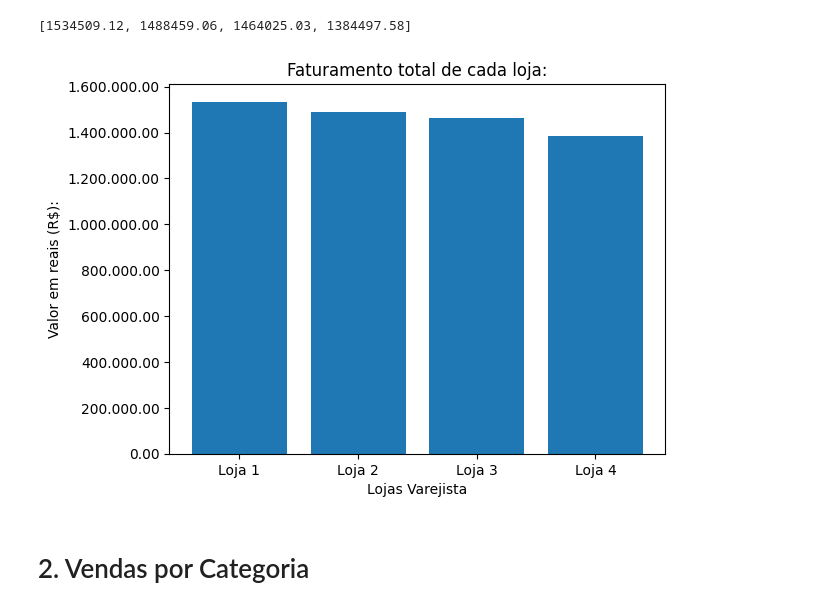
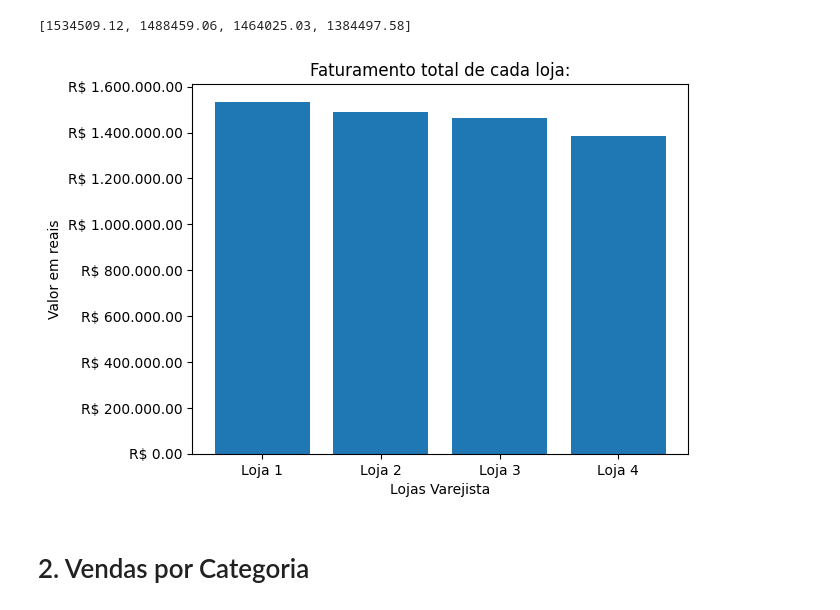
Before and after one commit to Megalonnix/ChallengeAluraStore, a Jupyter notebook: AluraStoreBr.ipynb, the cells around one changed output. Drawn from its saved outputs; the diff is of its cells as text; code cells hidden in the pictures.

```diff
--- a/AluraStoreBr.ipynb
+++ b/AluraStoreBr.ipynb
@@ -53,35 +55,35 @@ import matplotlib.ticker as ticker
 categorias = ['Loja 1', 'Loja 2', 'Loja 3', 'Loja 4']
 valores = faturamentos_
 
 # Criando o gráfico de barras
 plt.bar(categorias, valores)
 
 # Adicionando título e rótulos
 plt.title('Faturamento total de cada loja:')
 plt.xlabel('Lojas Varejista')
-plt.ylabel('Valor em reais (R$):')
+plt.ylabel('Valor em reais')
 
 # Formatação com ponto como separador
 formatoEixoY = ticker\
   .FuncFormatter(
       lambda
       vlEixoY,
-      argNaoUtilizado: f'{vlEixoY:,.2f}'.replace(',', '.'))
+      argNaoUtilizado: f'R$ {vlEixoY:,.2f}'.replace(',', '.'))
 
 # ---------------------
 # NOTA DE APRENDIZADO:
 # ---------------------
 # plt.gca()                          => Get Current Axes (Pegou os eixos que eu fiz).
 # .yaxis                             => Acessa o eixo Y.
 # .set_major_formatter(formatoEixoY) => Define o formato que eu gerei nas linhas ACIMA.
 
 plt.gca()\
    .yaxis\
    .set_major_formatter(formatoEixoY)
 
 # Exibindo o gráfico
 plt.show()
 # %% [output]
-[figure, old version]
+[figure, new version]
 # %% [markdown]
 # 2. Vendas por Categoria
```
Also changed, not shown: parts of 7 cells of this notebook.
